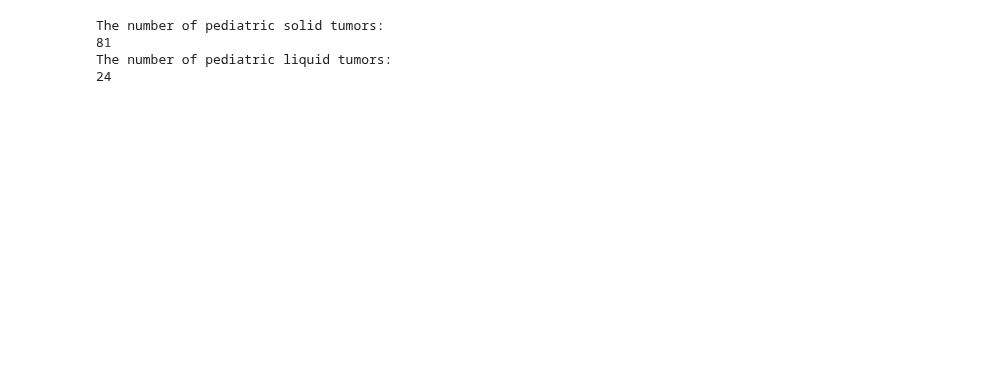
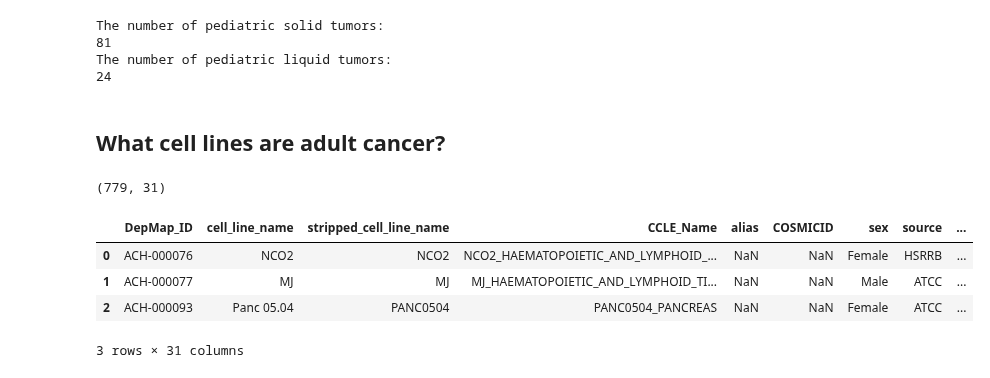
Before and after one commit to WayScience/gene_dependency_representations, a Jupyter notebook: 1.data-exploration/1.model_data_visualization.ipynb, the cells around one changed output. Drawn from its saved outputs; the diff is of its cells as text; code cells hidden in the pictures; blank space fills up the shorter version.

```diff
--- a/1.data-exploration/1.model_data_visualization.ipynb
+++ b/1.data-exploration/1.model_data_visualization.ipynb
@@ -322,3 +331,23 @@ The number of pediatric solid tumors:
 81
 The number of pediatric liquid tumors:
 24
+# %% [markdown]
+## What cell lines are adult cancer?
+# %%
+adult_model_df = (
+    model_df.query("age_categories == 'Adult'")
+    .query("DepMap_ID in @sample_overlap")
+    .reset_index(drop=True)
+)
+
+adult_model_df.to_csv(adult_model_output_age_cleaned_file, index=False)
+
+print(adult_model_df.shape)
+adult_model_df.head(3)
+# %% [output]
+(779, 31)
+|  | DepMap_ID | cell_line_name | stripped_cell_line_name | CCLE_Name | alias | COSMICID | sex | source | ... |
+| 0 | ACH-000076 | NCO2 | NCO2 | NCO2_HAEMATOPOIETIC_AND_LYMPHOID_... | NaN | NaN | Female | HSRRB | ... |
+| 1 | ACH-000077 | MJ | MJ | MJ_HAEMATOPOIETIC_AND_LYMPHOID_TI... | NaN | NaN | Male | ATCC | ... |
+| 2 | ACH-000093 | Panc 05.04 | PANC0504 | PANC0504_PANCREAS | NaN | NaN | Female | ATCC | ... |
+3 rows × 31 columns
```
Also changed, not shown: parts of 14 cells of this notebook, 3 other files.
